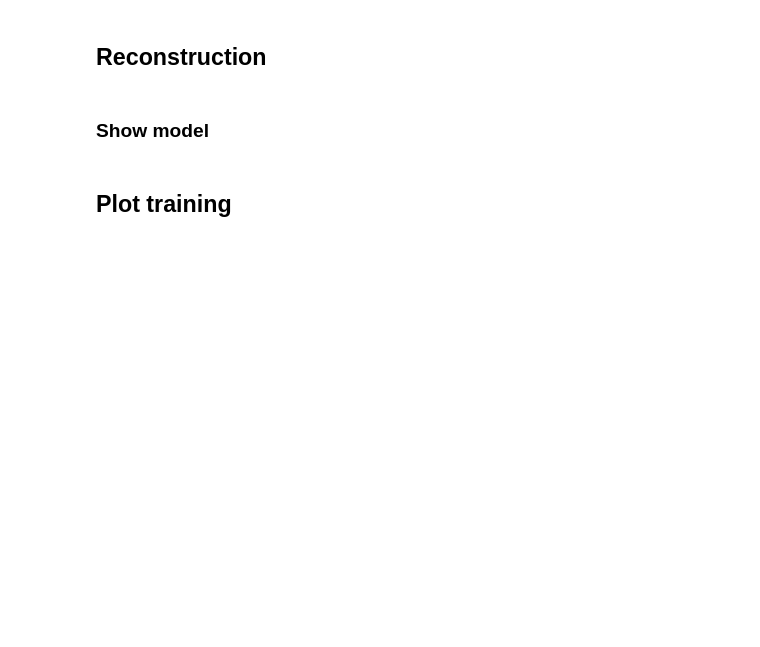
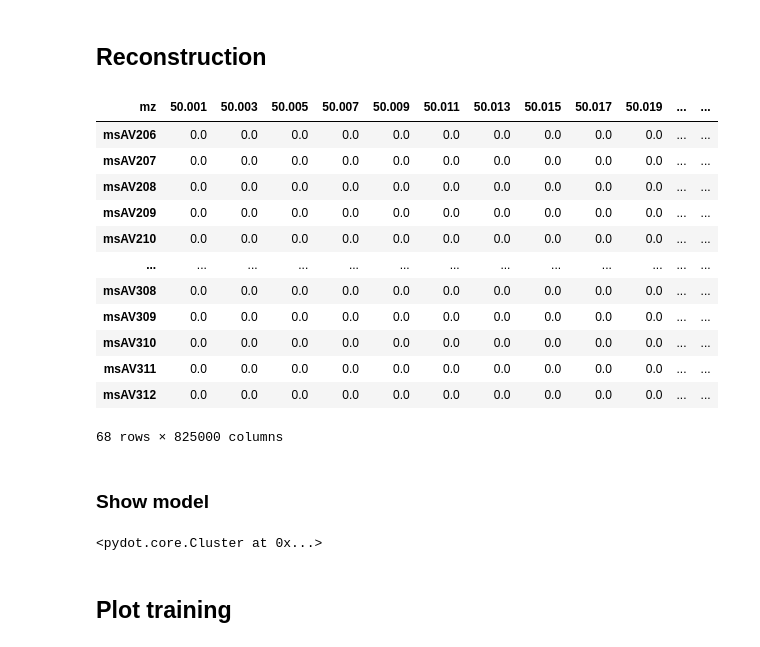
Before and after one commit to JosuaCarl/MStoML, a Jupyter notebook: skripts/VAE/VAE_interpret.ipynb, the cells around one changed output. Saved outputs shown, nothing was run; the diff lists cells and outputs as text; code cells hidden in the pictures; blank space fills up the shorter version.

```diff
--- a/skripts/VAE/VAE_interpret.ipynb
+++ b/skripts/VAE/VAE_interpret.ipynb
@@ -100,3 +130,19 @@ model.load_weights(os.path.join(outdir, f"vae_{backend_name}_{computation}_{name
 # %% [markdown]
 ## Reconstruction
+# %%
+X
+# %% [output]
+| mz | 50.001 | 50.003 | 50.005 | 50.007 | 50.009 | 50.011 | 50.013 | 50.015 | 50.017 | 50.019 | ... | ... |
+| msAV206 | 0.0 | 0.0 | 0.0 | 0.0 | 0.0 | 0.0 | 0.0 | 0.0 | 0.0 | 0.0 | ... | ... |
+| msAV207 | 0.0 | 0.0 | 0.0 | 0.0 | 0.0 | 0.0 | 0.0 | 0.0 | 0.0 | 0.0 | ... | ... |
+| msAV208 | 0.0 | 0.0 | 0.0 | 0.0 | 0.0 | 0.0 | 0.0 | 0.0 | 0.0 | 0.0 | ... | ... |
+| msAV209 | 0.0 | 0.0 | 0.0 | 0.0 | 0.0 | 0.0 | 0.0 | 0.0 | 0.0 | 0.0 | ... | ... |
+| msAV210 | 0.0 | 0.0 | 0.0 | 0.0 | 0.0 | 0.0 | 0.0 | 0.0 | 0.0 | 0.0 | ... | ... |
+| ... | ... | ... | ... | ... | ... | ... | ... | ... | ... | ... | ... | ... |
+| msAV308 | 0.0 | 0.0 | 0.0 | 0.0 | 0.0 | 0.0 | 0.0 | 0.0 | 0.0 | 0.0 | ... | ... |
+| msAV309 | 0.0 | 0.0 | 0.0 | 0.0 | 0.0 | 0.0 | 0.0 | 0.0 | 0.0 | 0.0 | ... | ... |
+| msAV310 | 0.0 | 0.0 | 0.0 | 0.0 | 0.0 | 0.0 | 0.0 | 0.0 | 0.0 | 0.0 | ... | ... |
+| msAV311 | 0.0 | 0.0 | 0.0 | 0.0 | 0.0 | 0.0 | 0.0 | 0.0 | 0.0 | 0.0 | ... | ... |
+| msAV312 | 0.0 | 0.0 | 0.0 | 0.0 | 0.0 | 0.0 | 0.0 | 0.0 | 0.0 | 0.0 | ... | ... |
+68 rows × 825000 columns
 # %%
@@ -104,18 +150,21 @@ reconstructed_data = model(X)
 # %% [markdown]
 ### Show model
 # %%
-keras.utils.model_to_dot(
-    model,
-    show_shapes=True,
-    show_dtype=False,
-    show_layer_names=True,
-    rankdir="TB",
-    expand_nested=True,
-    dpi=300,
-    subgraph=True,
-    show_layer_activations=True,
-    show_trainable=True
-)
+model_plot = keras.utils.model_to_dot(
+                                        model,
+                                        show_shapes=True,
+                                        show_dtype=False,
+                                        show_layer_names=True,
+                                        rankdir="TB",
+                                        expand_nested=True,
+                                        dpi=300,
+                                        subgraph=True,
+                                        show_layer_activations=True,
+                                        show_trainable=True
+                                    )
+model_plot
+# %% [output]
+<pydot.core.Cluster at 0x...>
 # %% [markdown]
 ## Plot training
 # %%
```
Also changed, not shown: parts of 23 cells of this notebook, 3 other files.
